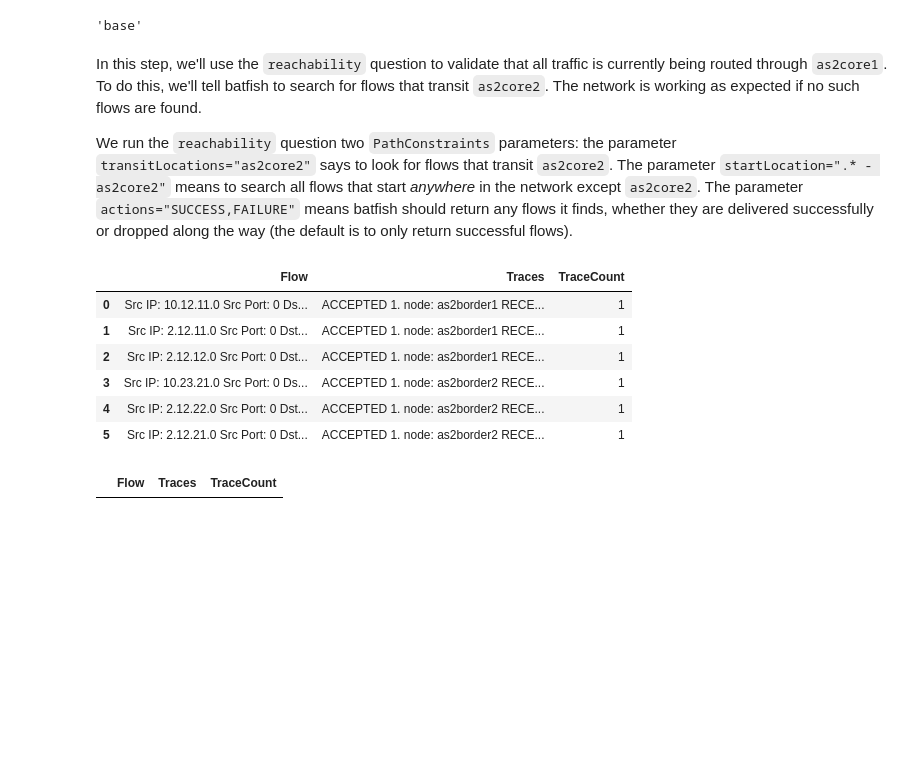
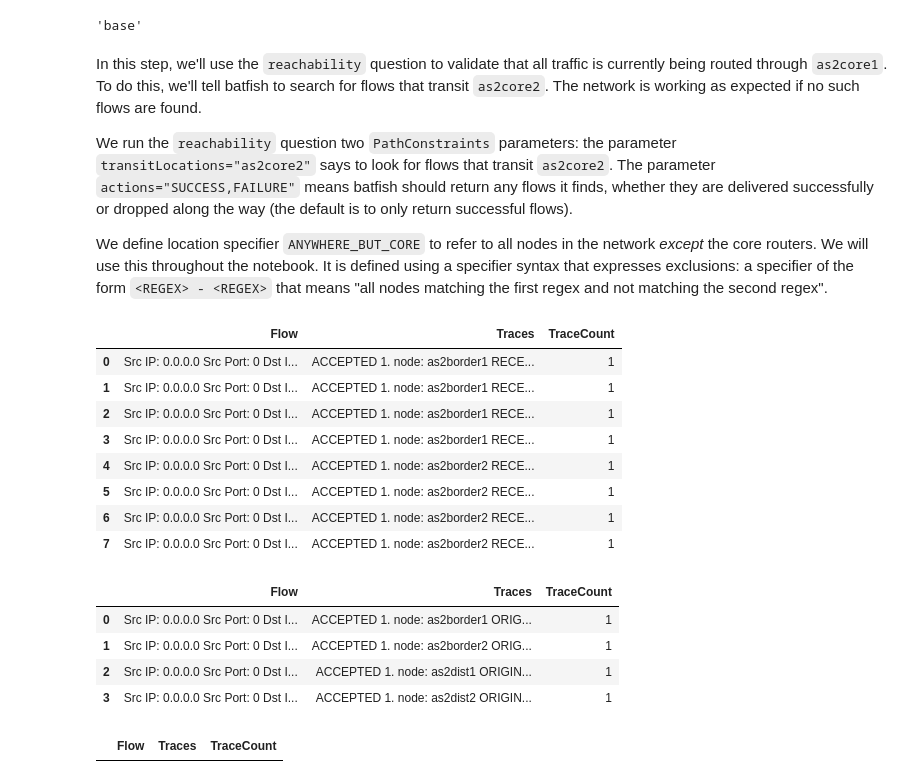
Before and after one commit to ik-networking/pybatfish, a Jupyter notebook: jupyter_notebooks/Introduction to Differential Forwarding Analysis.ipynb, the cells around one changed output. Saved outputs shown, nothing was run; the diff lists cells and outputs as text; code cells hidden in the pictures; blank space fills up the shorter version.

```diff
--- a/jupyter_notebooks/Introduction to Differential Forwarding Analysis.ipynb
+++ b/jupyter_notebooks/Introduction to Differential Forwarding Analysis.ipynb
@@ -28,22 +28,45 @@ bf_init_snapshot(EX1_BASE_PATH, name=EX1_BASE_NAME, overwrite=True)
 # %% [markdown]
 In this step, we'll use the `reachability` question to validate that all traffic is currently being routed through `as2core1`. To do this, we'll tell batfish to search for flows that transit `as2core2`. The network is working as expected if no such flows are found.
 
-We run the `reachability` question two `PathConstraints` parameters: the parameter `transitLocations="as2core2"` says to look for flows that transit `as2core2`. The parameter `startLocation=".* - as2core2"` means to search all flows that start *anywhere* in the network except `as2core2`. The parameter `actions="SUCCESS,FAILURE"` means batfish should return any flows it finds, whether they are delivered successfully or dropped along the way (the default is to only return successful flows).
+We run the `reachability` question two `PathConstraints` parameters: the parameter `transitLocations="as2core2"` says to look for flows that transit `as2core2`. The parameter `actions="SUCCESS,FAILURE"` means batfish should return any flows it finds, whether they are delivered successfully or dropped along the way (the default is to only return successful flows).
+
+We define location specifier `ANYWHERE_BUT_CORE` to refer to all nodes in the network *except* the core routers. We will use this throughout the notebook. It is defined using a specifier syntax that expresses exclusions: a specifier of the form `<REGEX> - <REGEX>` that means "all nodes matching the first regex and not matching the second regex".
+# %%
+ANYWHERE_BUT_CORE = ".* - as2core.*"
+
+# TODO: move this to startup.py
+def ofLocation(location_specifier):
+    return "ofLocation(%s)" % location_specifier
 # %%
 # Some external traffic to hosts is routed through as2core1
+# Simpler but less comprehensive version: border routers to hosts
 answer = bfq.reachability(
     pathConstraints=PathConstraints(startLocation="enter(as2border.*)", transitLocations="as2core1"),
-    headers = HeaderConstraints(dstIps="ofLocation(host.*)"),
+    headers = HeaderConstraints(dstIps="ofLocation(host.*)", srcIps = "0.0.0.0/0"),
 ).answer(snapshot=EX1_BASE_NAME)
 display_html(answer.frame())
+
+# Comprehensive version.
+answer = bfq.reachability(
+    pathConstraints=PathConstraints(startLocation=ANYWHERE_BUT_CORE, transitLocations="as2core1"),
+    headers = HeaderConstraints(dstIps=ofLocation(ANYWHERE_BUT_CORE), srcIps = "0.0.0.0/0"),
+).answer(snapshot=EX1_BASE_NAME)
+display_html(answer.frame())
 # %% [output]
 |  | Flow | Traces | TraceCount |
-| 0 | Src IP: 10.12.11.0 Src Port: 0 Ds... | ACCEPTED 1. node: as2border1 RECE... | 1 |
-| 1 | Src IP: 2.12.11.0 Src Port: 0 Dst... | ACCEPTED 1. node: as2border1 RECE... | 1 |
-| 2 | Src IP: 2.12.12.0 Src Port: 0 Dst... | ACCEPTED 1. node: as2border1 RECE... | 1 |
-| 3 | Src IP: 10.23.21.0 Src Port: 0 Ds... | ACCEPTED 1. node: as2border2 RECE... | 1 |
-| 4 | Src IP: 2.12.22.0 Src Port: 0 Dst... | ACCEPTED 1. node: as2border2 RECE... | 1 |
-| 5 | Src IP: 2.12.21.0 Src Port: 0 Dst... | ACCEPTED 1. node: as2border2 RECE... | 1 |
+| 0 | Src IP: 0.0.0.0 Src Port: 0 Dst I... | ACCEPTED 1. node: as2border1 RECE... | 1 |
+| 1 | Src IP: 0.0.0.0 Src Port: 0 Dst I... | ACCEPTED 1. node: as2border1 RECE... | 1 |
+| 2 | Src IP: 0.0.0.0 Src Port: 0 Dst I... | ACCEPTED 1. node: as2border1 RECE... | 1 |
+| 3 | Src IP: 0.0.0.0 Src Port: 0 Dst I... | ACCEPTED 1. node: as2border1 RECE... | 1 |
+| 4 | Src IP: 0.0.0.0 Src Port: 0 Dst I... | ACCEPTED 1. node: as2border2 RECE... | 1 |
+| 5 | Src IP: 0.0.0.0 Src Port: 0 Dst I... | ACCEPTED 1. node: as2border2 RECE... | 1 |
+| 6 | Src IP: 0.0.0.0 Src Port: 0 Dst I... | ACCEPTED 1. node: as2border2 RECE... | 1 |
+| 7 | Src IP: 0.0.0.0 Src Port: 0 Dst I... | ACCEPTED 1. node: as2border2 RECE... | 1 |
+|  | Flow | Traces | TraceCount |
+| 0 | Src IP: 0.0.0.0 Src Port: 0 Dst I... | ACCEPTED 1. node: as2border1 ORIG... | 1 |
+| 1 | Src IP: 0.0.0.0 Src Port: 0 Dst I... | ACCEPTED 1. node: as2border2 ORIG... | 1 |
+| 2 | Src IP: 0.0.0.0 Src Port: 0 Dst I... | ACCEPTED 1. node: as2dist1 ORIGIN... | 1 |
+| 3 | Src IP: 0.0.0.0 Src Port: 0 Dst I... | ACCEPTED 1. node: as2dist2 ORIGIN... | 1 |
 # %%
 # No traffic to the hosts is routed through as2core2
 answer = bfq.reachability(
```
Also changed, not shown: parts of 10 cells of this notebook.
